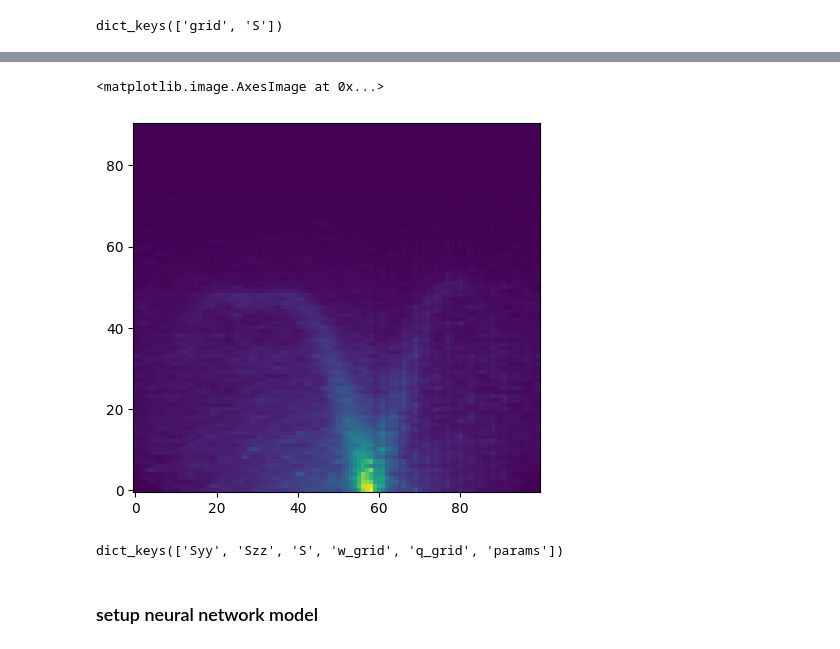
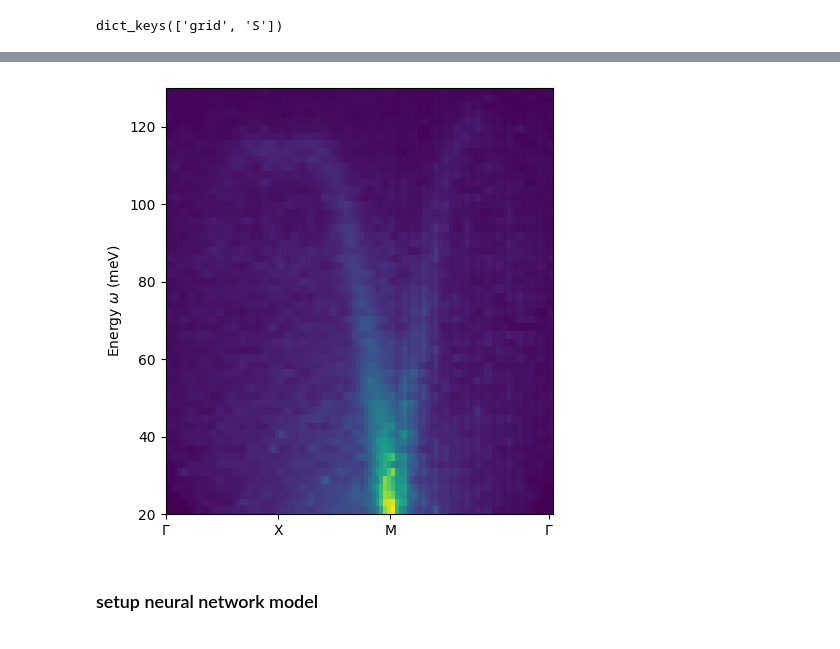
Before and after one commit to zhantaochen/inxs-steering, a Jupyter notebook: steer_loop_real_exp.ipynb, the cells around one changed output, grey strips where cells are left out. Cells and saved outputs as stored; diff of their text form; code cells hidden in the pictures.

```diff
--- a/steer_loop_real_exp.ipynb
+++ b/steer_loop_real_exp.ipynb
@@ -29,7 +31,8 @@ dict_keys(['grid', 'S'])
 # %%
 neutron_exp = NeutronExperiment(tuple([data['grid'][_grid] for _grid in ['h_grid', 'k_grid', 'l_grid']]), data['grid']['w_grid'], data['S'])
 # %%
-kpts = torch.from_numpy(linspace_2D_equidistant([[0,0],[0.5,0],[0.5,0.5],[0,0]], 100))
+kpts, kpts_idx = linspace_2D_equidistant([[0,0],[0.5,0],[0.5,0.5],[0,0]], 100, return_indices=True)
+kpts = torch.from_numpy(kpts)
 wpts = neutron_exp.w_grid
 
 x = torch.cat([
@@ -43,13 +42,2 @@ torch.Size([91, 100, 3])
 # %%
 s = neutron_exp.get_measurements_on_coords(x)
-# %%
-fig, ax = plt.subplots(1, 1)
-ax.imshow(s, origin='lower')
-# %% [output]
-<matplotlib.image.AxesImage at 0x...>
-[figure, removed]
-# %%
-data = torch.load('/pscratch/sd/z/zhantao/inxs_steering/SpinW_data/summarized_AFM_data_2023Aug01.pt')
-print(data.keys())
-# %% [output]
-dict_keys(['Syy', 'Szz', 'S', 'w_grid', 'q_grid', 'params'])
@@ -69,3 +44,13 @@ param_test = data['params'][test_idx[idx_plot]]
+# %%
+fig, ax = plt.subplots(1, 1)
+ax.imshow(s, origin='lower', extent=[0, len(kpts), neutron_exp.w_grid.min(), neutron_exp.w_grid.max()])
+ax.set_xticks(kpts_idx)
+ax.set_xticklabels(['$\Gamma$', 'X', 'M','$\Gamma$']);
+ax.set_ylabel('Energy $\omega$ (meV)')
+fig.tight_layout()
+fig.savefig('figures/temp_figures/neutron_experiment_data.svg', bbox_inches='tight')
+# %% [output]
+[figure, added]
 # %% [markdown]
 ### setup neural network model
 # %%
```
Also changed, not shown: parts of 86 cells of this notebook, 10 other files.
